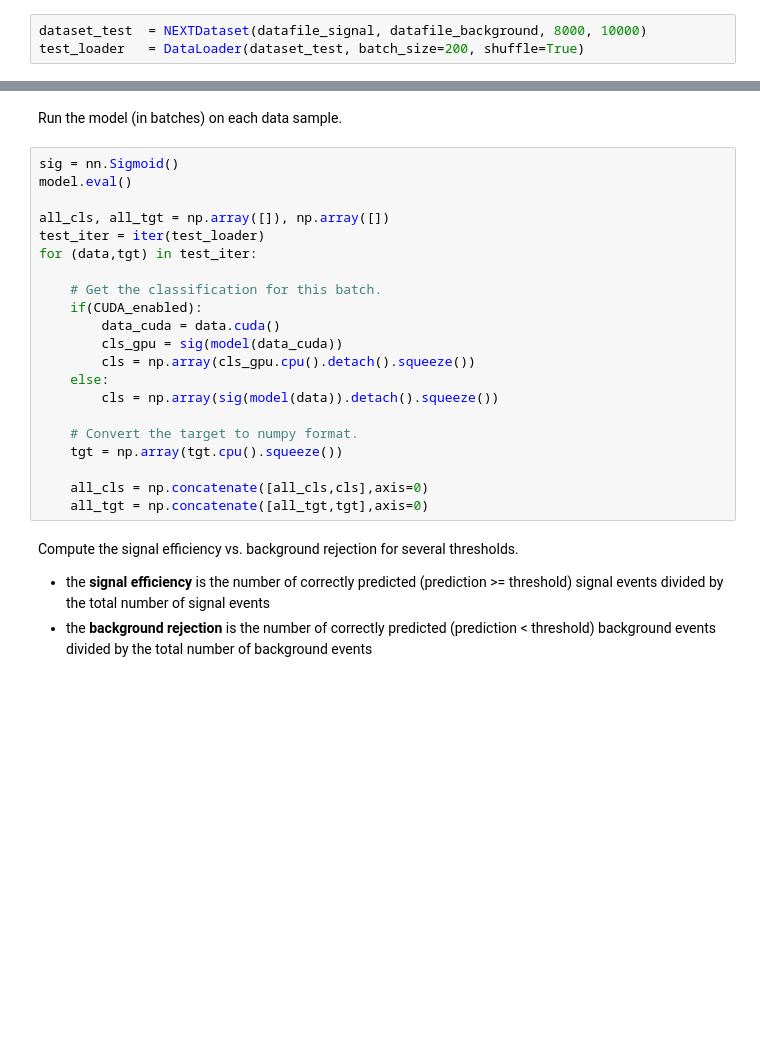
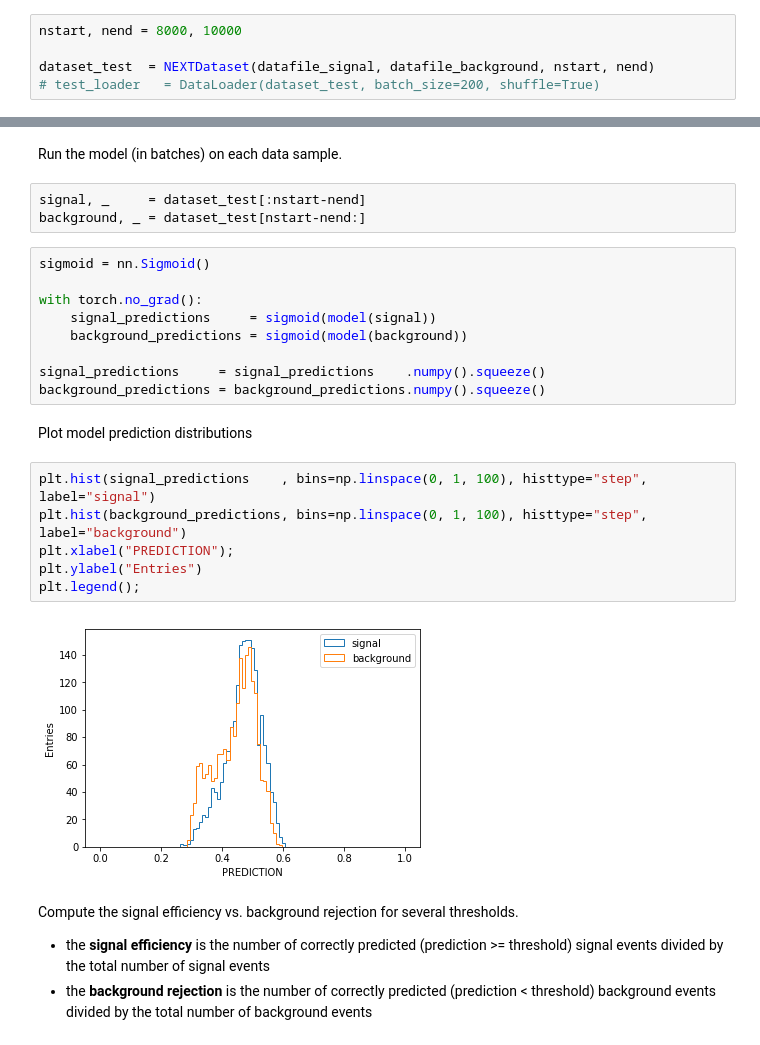
Before and after one commit to jerenner/uscnncourse, a Jupyter notebook: next/NEXT_classification.ipynb, the cells around one changed output, grey strips where cells are left out. Saved outputs shown, nothing was run; the diff lists cells and outputs as text; blank space fills up the shorter version.

Commit message:
Modify Test

```diff
--- a/next/NEXT_classification.ipynb
+++ b/next/NEXT_classification.ipynb
@@ -353,33 +352,36 @@ display.clear_output()
 ## Test the model
 Create a test dataset and loader
 # %%
-dataset_test  = NEXTDataset(datafile_signal, datafile_background, 8000, 10000)
-test_loader   = DataLoader(dataset_test, batch_size=200, shuffle=True)
+nstart, nend = 8000, 10000
+
+dataset_test  = NEXTDataset(datafile_signal, datafile_background, nstart, nend)
+# test_loader   = DataLoader(dataset_test, batch_size=200, shuffle=True)
 # %% [output]
 Created dataset from events 8000 to 10000 of 89544 available signal and background events
 # %% [markdown]
 Run the model (in batches) on each data sample.
-# %%
-sig = nn.Sigmoid()
-model.eval()
-
-all_cls, all_tgt = np.array([]), np.array([])
-test_iter = iter(test_loader)
-for (data,tgt) in test_iter:
-
-    # Get the classification for this batch.
-    if(CUDA_enabled):
-        data_cuda = data.cuda()
-        cls_gpu = sig(model(data_cuda))
-        cls = np.array(cls_gpu.cpu().detach().squeeze())
-    else:
-        cls = np.array(sig(model(data)).detach().squeeze())
-
-    # Convert the target to numpy format.
-    tgt = np.array(tgt.cpu().squeeze())
-
-    all_cls = np.concatenate([all_cls,cls],axis=0)
-    all_tgt = np.concatenate([all_tgt,tgt],axis=0)
+# %%
+signal, _     = dataset_test[:nstart-nend]
+background, _ = dataset_test[nstart-nend:]
+# %%
+sigmoid = nn.Sigmoid()
+
+with torch.no_grad():
+    signal_predictions     = sigmoid(model(signal))
+    background_predictions = sigmoid(model(background))
+
+signal_predictions     = signal_predictions    .numpy().squeeze()
+background_predictions = background_predictions.numpy().squeeze()
+# %% [markdown]
+Plot model prediction distributions
+# %%
+plt.hist(signal_predictions    , bins=np.linspace(0, 1, 100), histtype="step", label="signal")
+plt.hist(background_predictions, bins=np.linspace(0, 1, 100), histtype="step", label="background")
+plt.xlabel("PREDICTION");
+plt.ylabel("Entries")
+plt.legend();
+# %% [output]
+[figure, added]
 # %% [markdown]
 Compute the signal efficiency vs. background rejection for several thresholds.
 - the **signal efficiency** is the number of correctly predicted (prediction >= threshold) signal events divided by the total number of signal events
```
Also changed, not shown: parts of 4 cells of this notebook.
